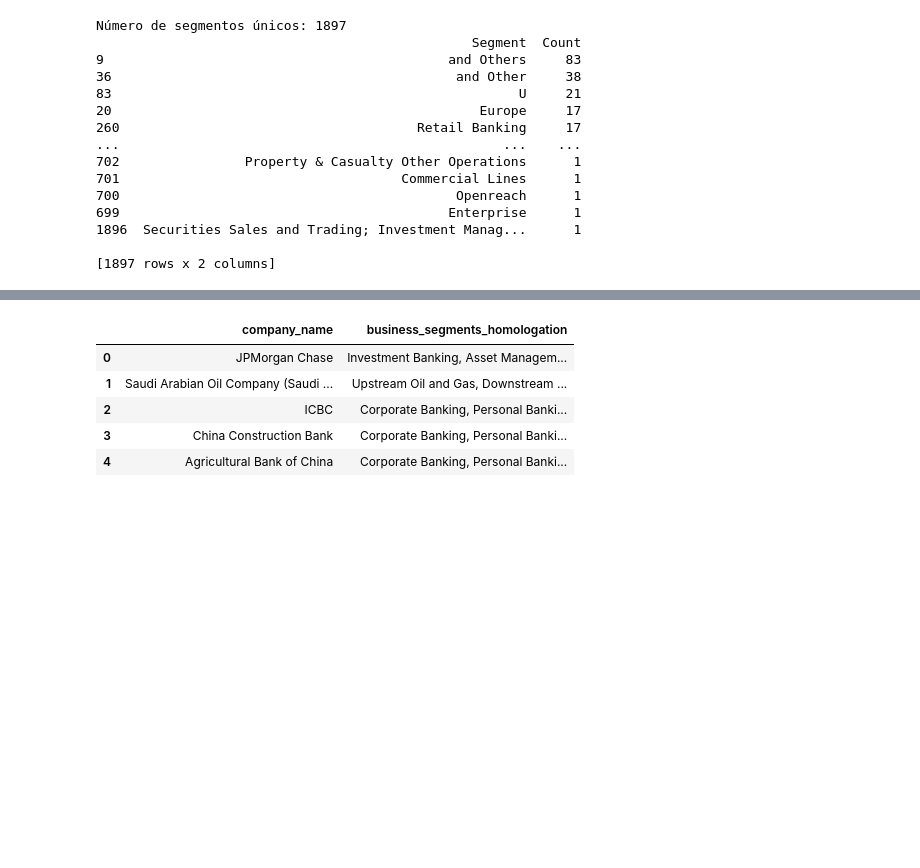
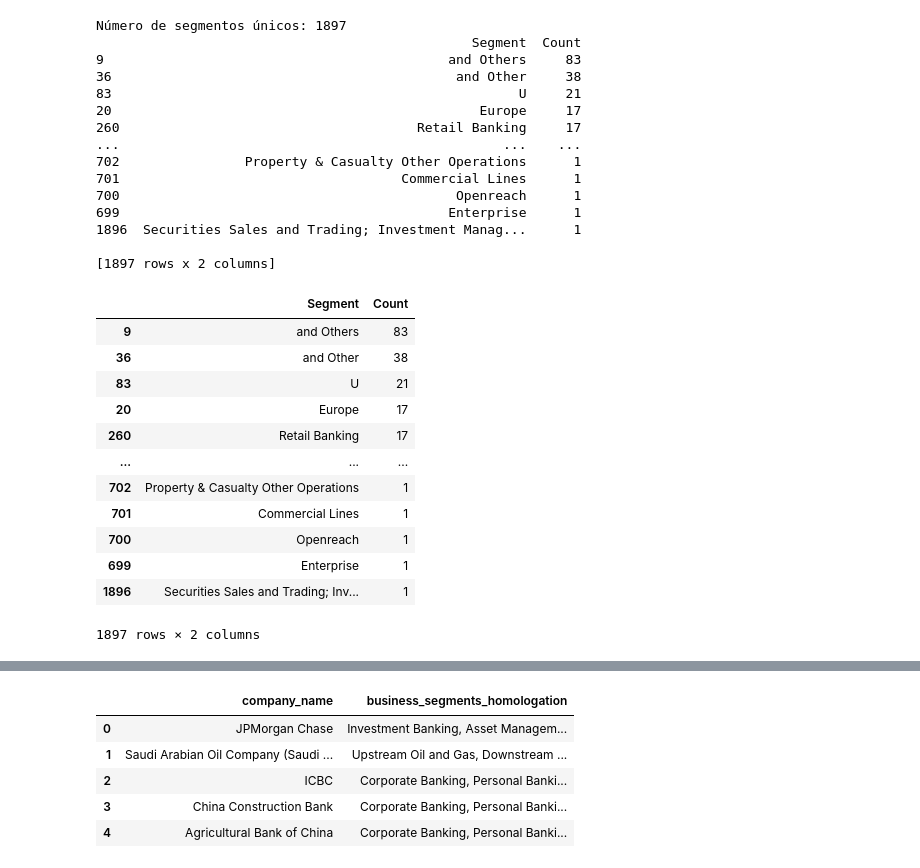
Before and after one commit to sjessies/Identificaci-n-de-Segmentos-de-Negocio, a Jupyter notebook: notebooks/exploratory/EDA_Imputacion_Datos.ipynb, the cells around one changed output, grey strips where cells are left out. Cells and saved outputs as stored; diff of their text form; code cells hidden in the pictures; blank space fills up the shorter version.

```diff
--- a/notebooks/exploratory/EDA_Imputacion_Datos.ipynb
+++ b/notebooks/exploratory/EDA_Imputacion_Datos.ipynb
@@ -1008,3 +1004,19 @@ Número de segmentos únicos: 1897
 1896  Securities Sales and Trading; Investment Manag...      1
 
 [1897 rows x 2 columns]
+# %%
+segment_counts_df
+# %% [output]
+|  | Segment | Count |
+| 9 | and Others | 83 |
+| 36 | and Other | 38 |
+| 83 | U | 21 |
+| 20 | Europe | 17 |
+| 260 | Retail Banking | 17 |
+| ... | ... | ... |
+| 702 | Property & Casualty Other Operations | 1 |
+| 701 | Commercial Lines | 1 |
+| 700 | Openreach | 1 |
+| 699 | Enterprise | 1 |
+| 1896 | Securities Sales and Trading; Inv... | 1 |
+1897 rows × 2 columns
```
Also changed, not shown: parts of 6 cells of this notebook, 6 other files.
